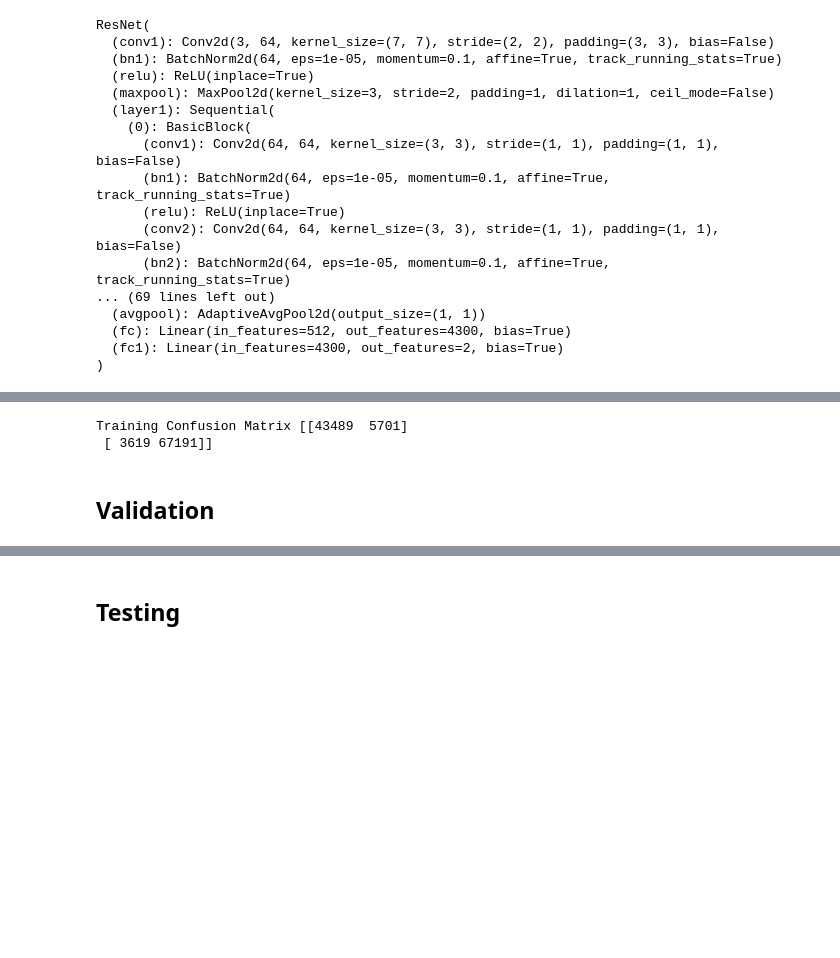
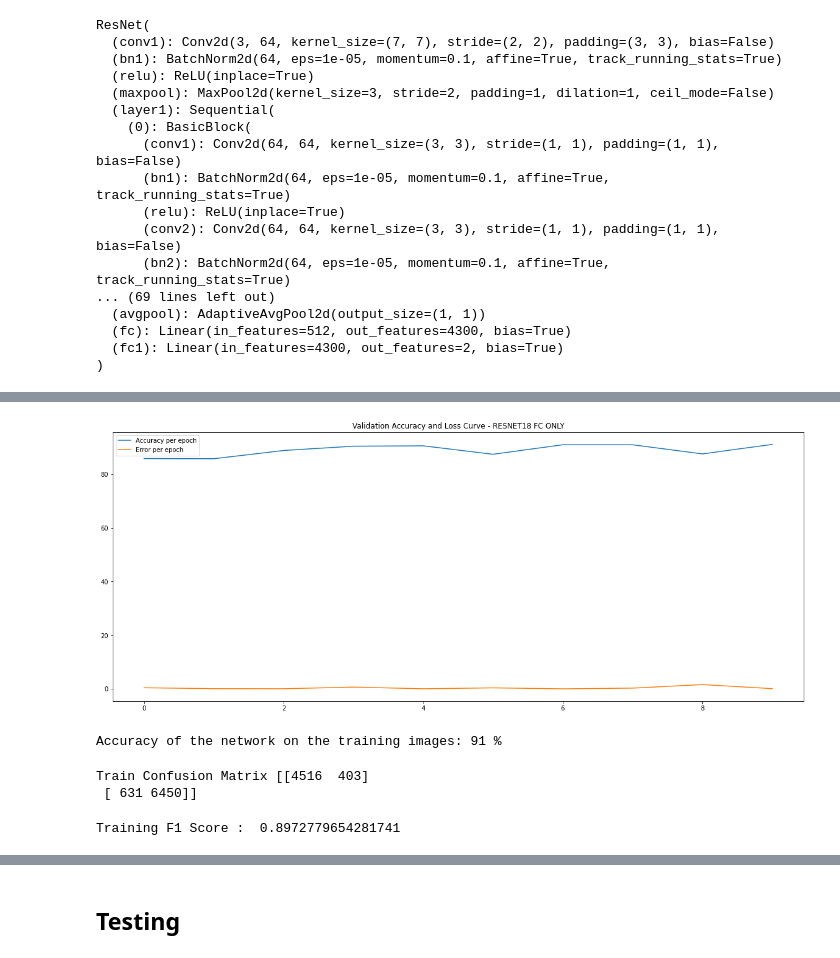
Before and after one commit to armughan03/MSDS19042_COVID19_DLSpring2020, a Jupyter notebook: covid19_classification.ipynb, the cells around one changed output, grey strips where cells are left out. Saved outputs shown, nothing was run; the diff lists cells and outputs as text; code cells hidden in the pictures; blank space fills up the shorter version.

```diff
--- a/covid19_classification.ipynb
+++ b/covid19_classification.ipynb
@@ -246,0 +282,30 @@ print(conf_mat)
+# %%
+plt.figure(figsize=(20,8))
+plt.plot(valid_accuracy_per_epoch,label = "Accuracy per epoch")
+plt.plot(valid_loss,label = "Error per epoch")
+plt.title('Validation Accuracy and Loss Curve - RESNET18 FC ONLY')
+# show a legend on the plot
+plt.legend()
+# Display a figure.
+plt.show()
+# %% [output]
+[figure, added]
+# %%
+correct = 0
+total = 0
+with torch.no_grad():
+    for data in trainloader:
+        images, labels = data
+        images, labels = images.to(device), labels.to(device)
+        outputs = resnet18(images)
+        loss = criterion(outputs, labels)
+        _, predicted = torch.max(outputs.data, 1)
+        total += labels.size(0)
+        correct += (predicted == labels).sum().item()
+        y_true = labels
+        y_pred = predicted
+training_accuracy = correct / total * 100
+print('Accuracy of the network on the training images: %d %%' % (
+        training_accuracy))
+# %% [output]
+Accuracy of the network on the training images: 91 %
@@ -247,13 +324,21 @@ print(conf_mat)
 # %%
-training_confusion_matrix = conf_mat
-training_confusion_matrix_pd = pd.DataFrame(data=training_confusion_matrix,columns=[class_names[0], class_names[1]])
-training_confusion_matrix_pd.to_csv('/content/drive/My Drive/Deep Learning/training_confusion_matrix_DC_ONLY.csv', index=False)
-print('Training Confusion Matrix',training_confusion_matrix)
+from sklearn.metrics import confusion_matrix
+train_conf_mat=confusion_matrix(lbllist.numpy(), predlist.numpy())
+train_confusion_matrix = train_conf_mat
+train_confusion_matrix_pd = pd.DataFrame(data=train_confusion_matrix,columns=[class_names[0], class_names[1]])
+train_confusion_matrix_pd.to_csv('/content/drive/My Drive/Deep Learning/train_confusion_matrix_FC_ONLY.csv', index=False)
+print('Train Confusion Matrix',train_confusion_matrix)
 # %% [output]
-Training Confusion Matrix [[43489  5701]
- [ 3619 67191]]
+Train Confusion Matrix [[4516  403]
+ [ 631 6450]]
-# %% [markdown]
-## Validation
+# %%
+tp, fn, fp, tn = train_confusion_matrix.ravel()
+p = tp / (tp + fp)
+r = tp / (tp + fn)
+f1 = 2 * (p*r)/(p+r)
+print('Training F1 Score : ' , f1)
+# %% [output]
+Training F1 Score :  0.8972779654281741
 # %%
 dataiter = iter(validloader)
 images, labels = dataiter.next()
```
Also changed, not shown: parts of 74 cells of this notebook.
